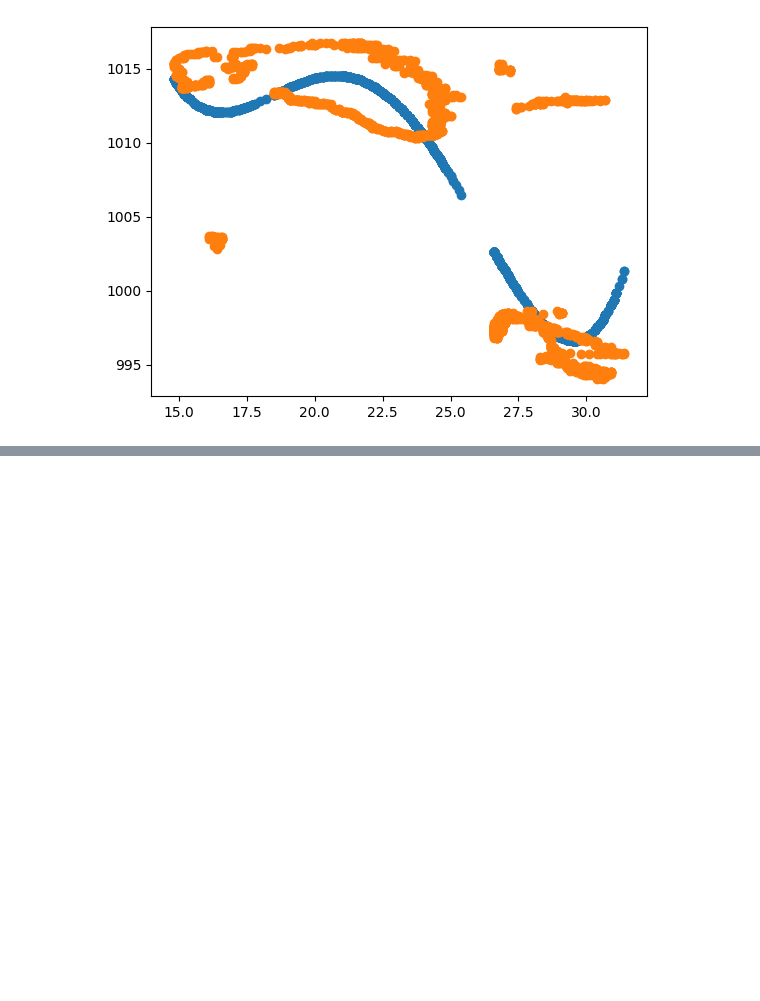
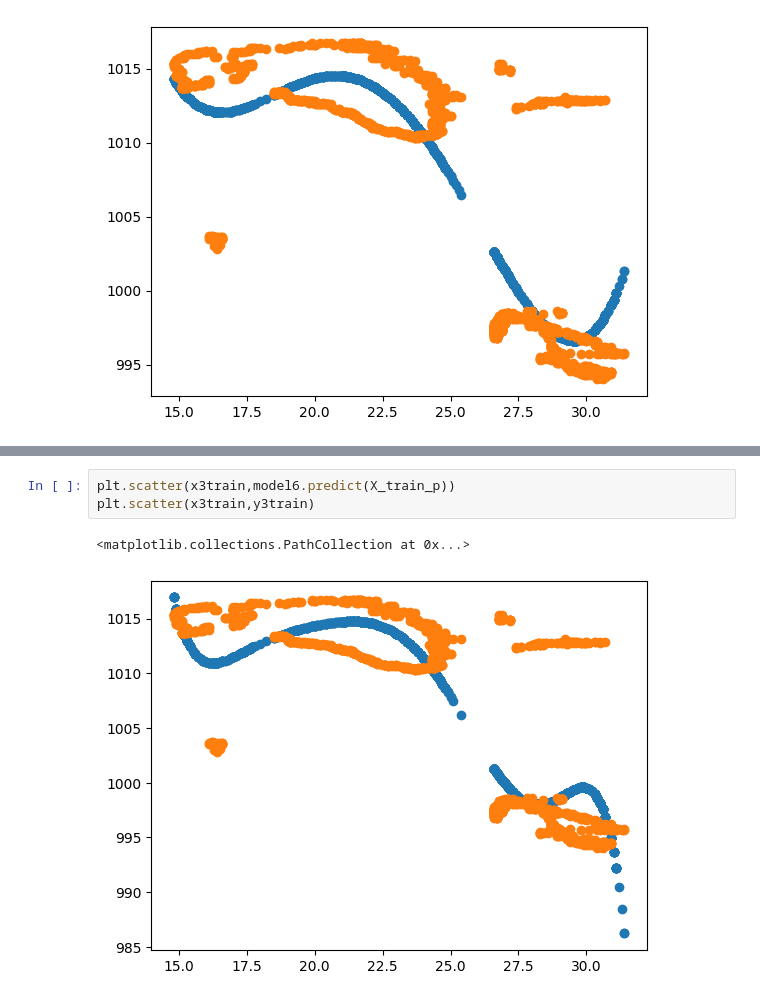
Before and after one commit to szm7/AML, a Jupyter notebook: 2348551_Lab4.ipynb, the cells around one changed output, grey strips where cells are left out. Cells and saved outputs as stored; diff of their text form; blank space fills up the shorter version.

```diff
--- a/2348551_Lab4.ipynb
+++ b/2348551_Lab4.ipynb
@@ -170,0 +225,6 @@ plt.scatter(x2train,y2train)
+# %%
+plt.scatter(x3train,model6.predict(X_train_p))
+plt.scatter(x3train,y3train)
+# %% [output]
+<matplotlib.collections.PathCollection at 0x...>
+[figure, added]
```
Also changed, not shown: parts of 5 cells of this notebook.
